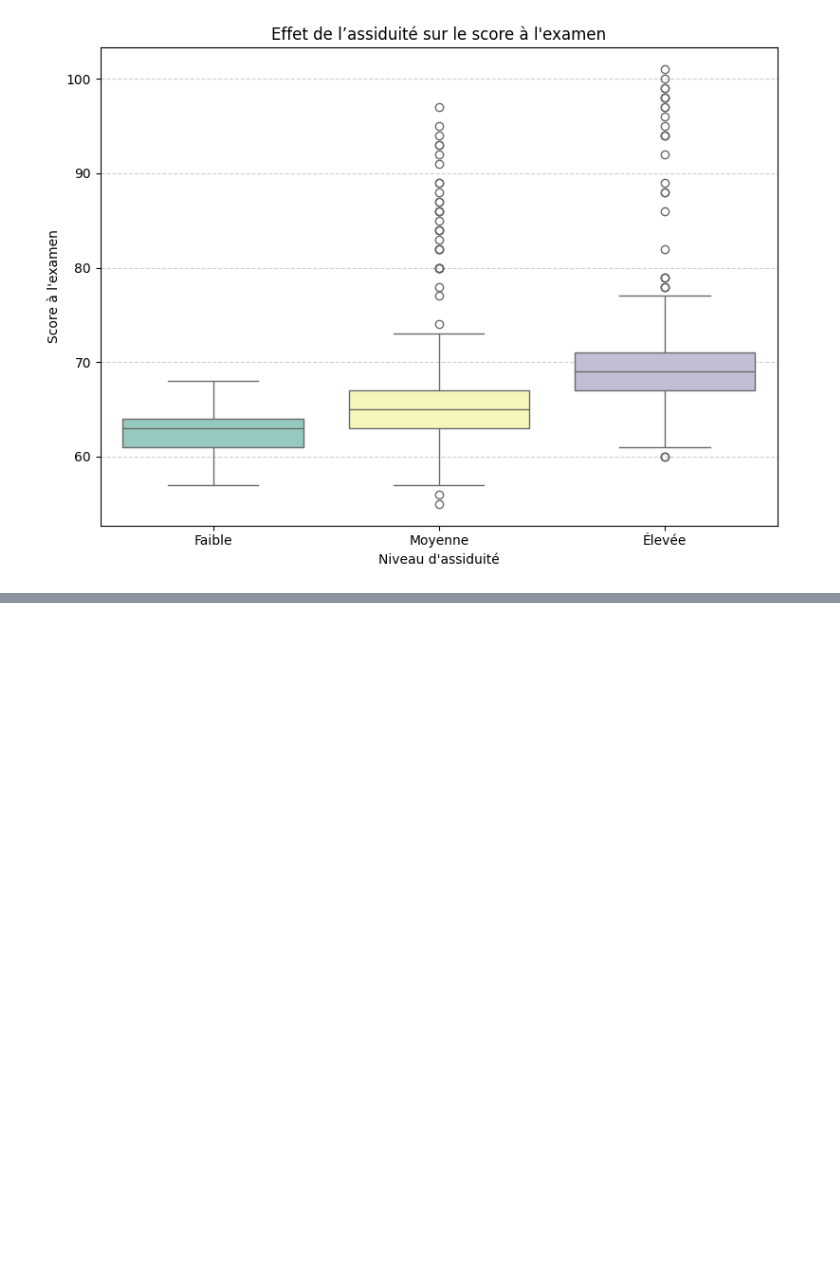
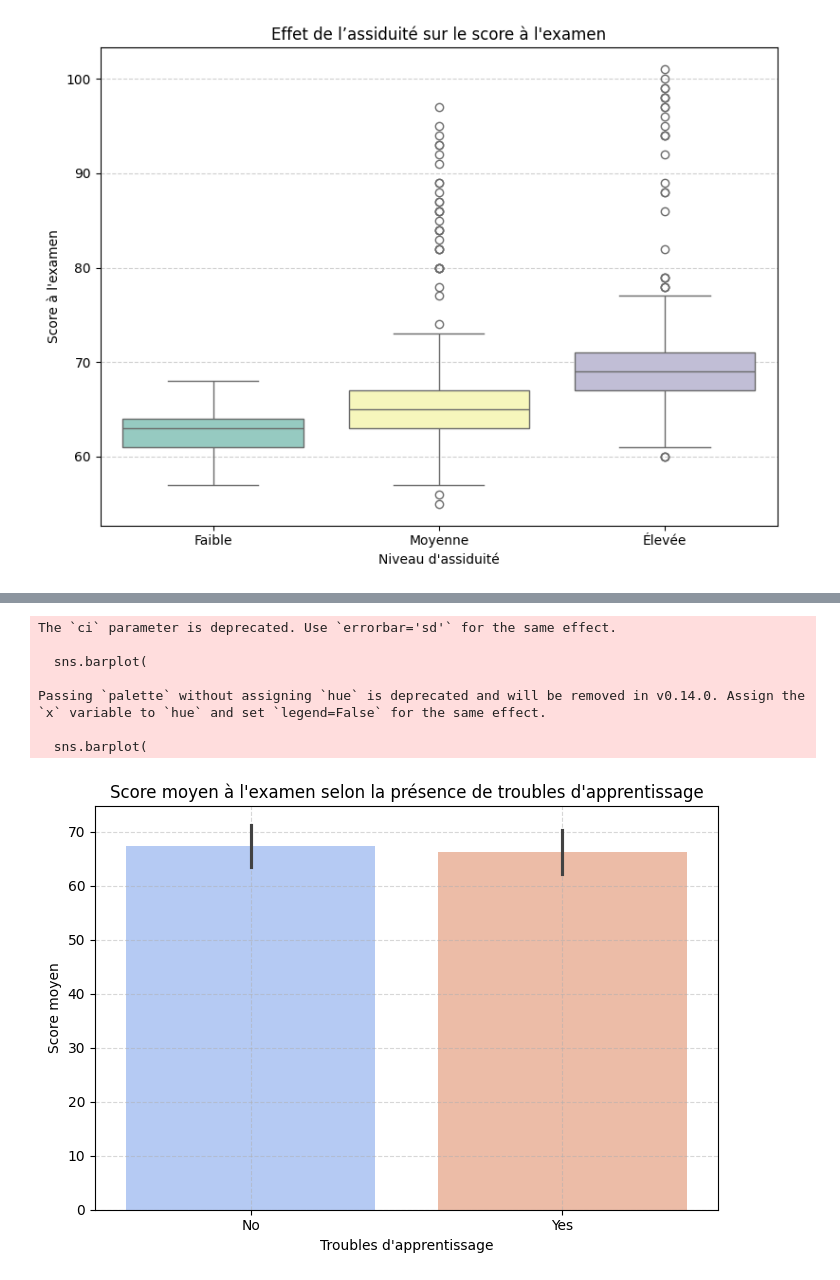
Before and after one commit to emnabnk/Projet-traitement-de-donnees, a Jupyter notebook: Notebook Projet.ipynb, the cells around one changed output, grey strips where cells are left out. Cells and saved outputs as stored; diff of their text form; code cells hidden in the pictures; blank space fills up the shorter version.

```diff
--- a/Notebook Projet.ipynb
+++ b/Notebook Projet.ipynb
@@ -51,0 +120,25 @@ Passing `palette` without assigning `hue` is deprecated and will be removed in v
+# %%
+plt.figure(figsize=(7, 5))
+sns.barplot(
+    x='Learning_Disabilities',
+    y='Exam_Score',
+    data=df,
+    estimator='mean',
+    ci='sd',
+    palette='coolwarm'
+)
+plt.title('Score moyen à l\'examen selon la présence de troubles d\'apprentissage')
+plt.xlabel('Troubles d\'apprentissage')
+plt.ylabel('Score moyen')
+plt.grid(True, linestyle='--', alpha=0.5)
+plt.tight_layout()
+plt.show()
+# %% [output]
+The `ci` parameter is deprecated. Use `errorbar='sd'` for the same effect.
+
+  sns.barplot(
+
+Passing `palette` without assigning `hue` is deprecated and will be removed in v0.14.0. Assign the `x` variable to `hue` and set `legend=False` for the same effect.
+
+  sns.barplot(
+[figure, added]
```
Also changed, not shown: parts of 7 cells of this notebook.
